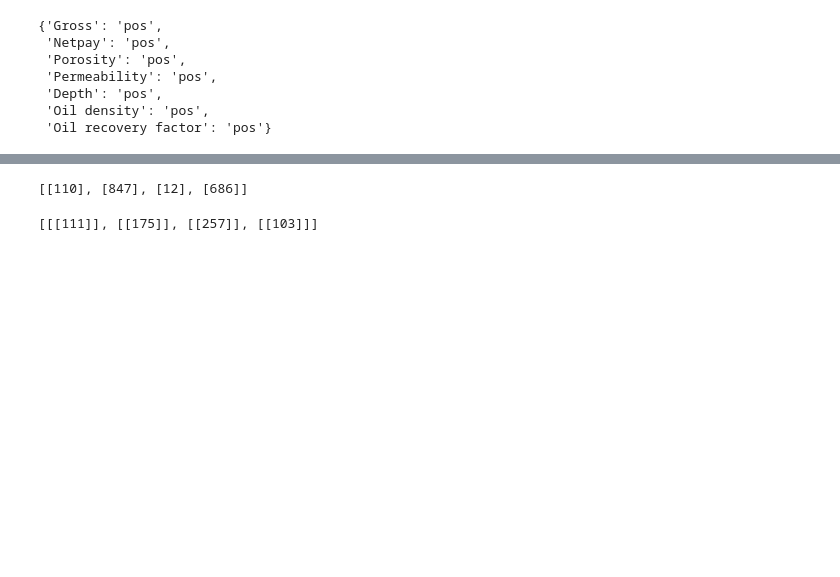
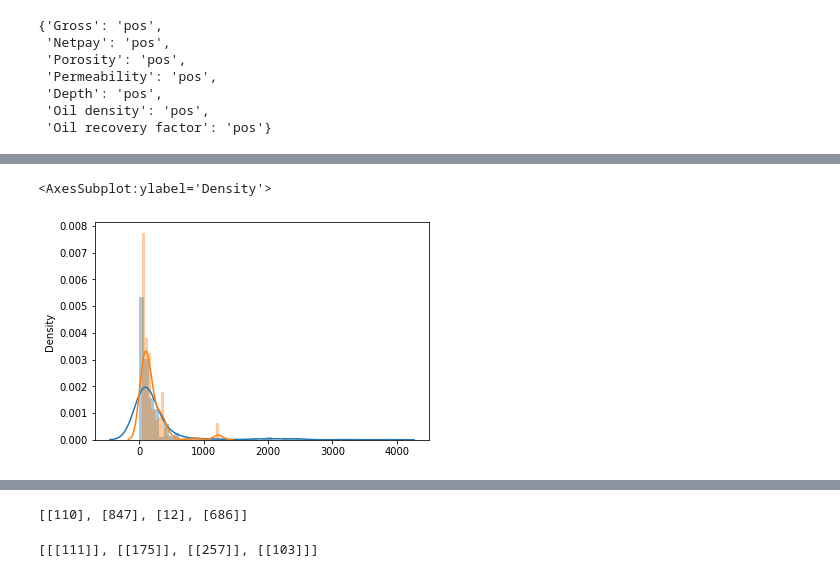
Before and after one commit to aimclub/BAMT, a Jupyter notebook: experiments/gmm_experiments.ipynb, the cells around one changed output, grey strips where cells are left out. Drawn from its saved outputs; the diff is of its cells as text; code cells hidden in the pictures; blank space fills up the shorter version.

```diff
--- a/experiments/gmm_experiments.ipynb
+++ b/experiments/gmm_experiments.ipynb
@@ -107,7 +129,7 @@ save_params(params, 'all_net_param')
 params = read_params('all_net_param')
 all_bn = HyBayesianNetwork(skel, params)
 # %%
-acc, rmse, real, pred = calculate_acc(all_bn, geo, columns, 'simple')
+acc, rmse, real, pred = calculate_acc(all_bn, geo, ['Gross','Netpay','Porosity','Permeability', 'Depth', 'Oil recovery factor'], 'mix', normed=False)
 # %%
 acc
 # %% [output]
@@ -128,0 +146,6 @@ rmse
+# %%
+sns.distplot(real[0])
+sns.distplot(pred[0])
+# %% [output]
+<AxesSubplot:ylabel='Density'>
+[figure, added]
```
Also changed, not shown: parts of 26 cells of this notebook, 4 other files.
